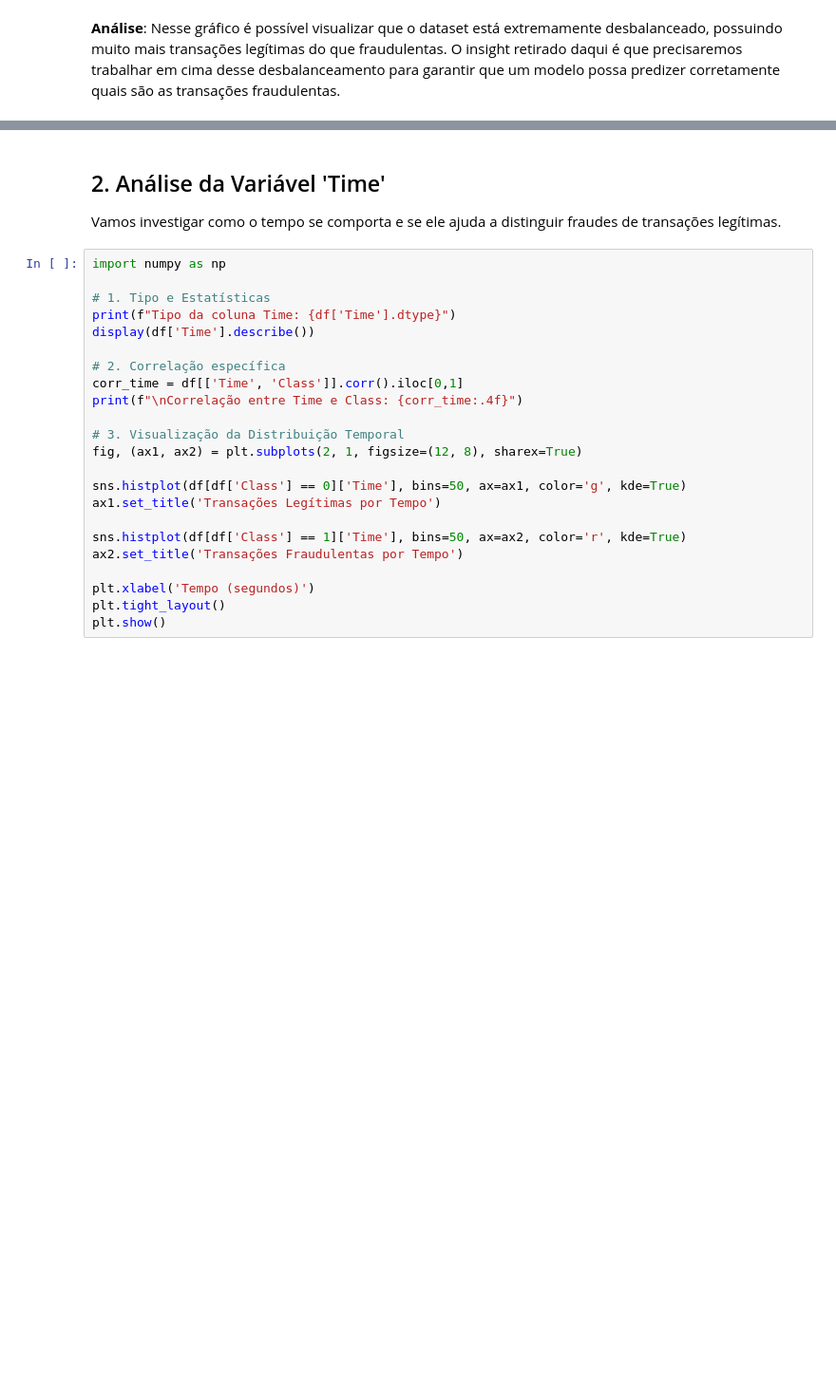
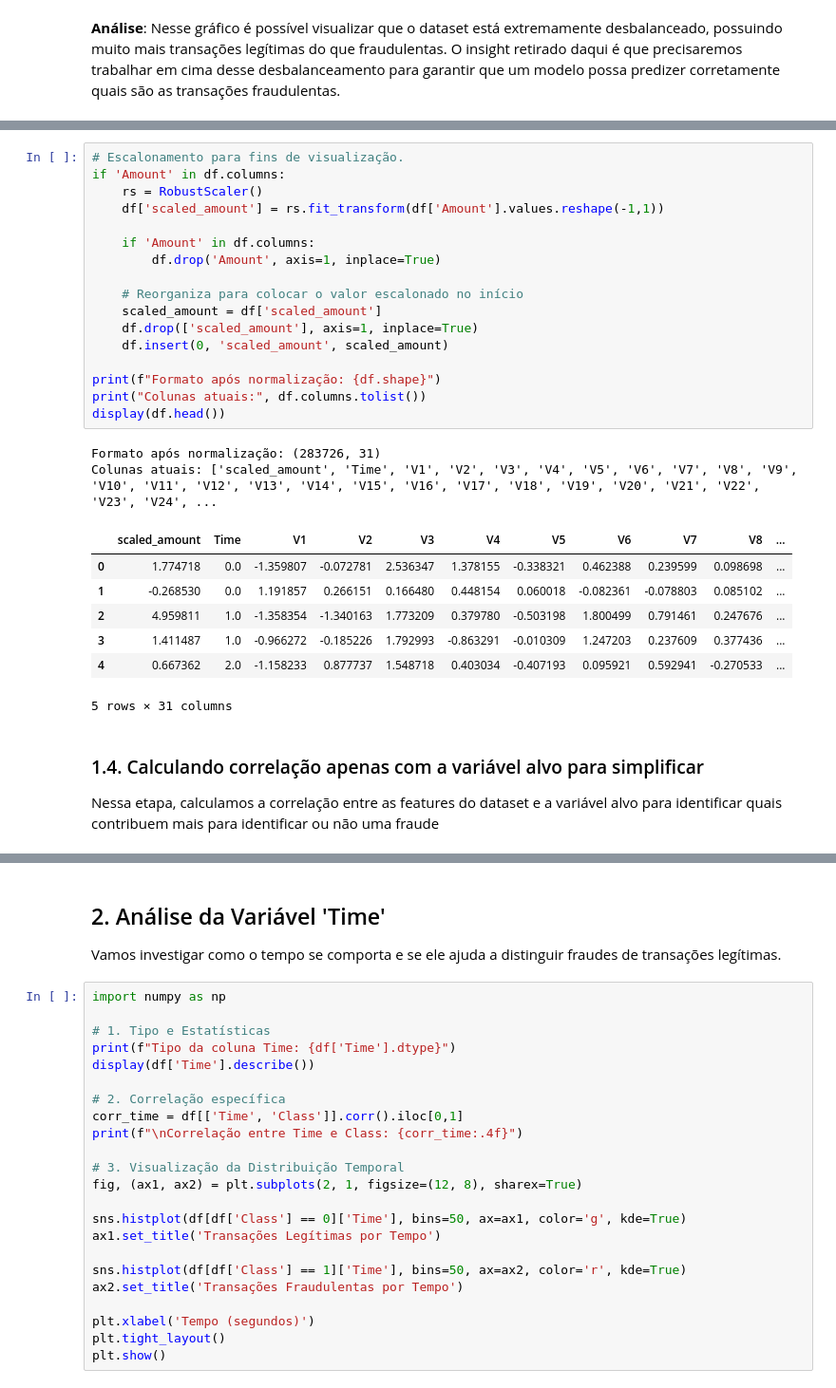
Before and after one commit to jamilydev/ProjetoPAD, a Jupyter notebook: notebooks/Explore.ipynb, the cells around one changed output, grey strips where cells are left out. Shown at 95% size. Drawn from its saved outputs; the diff is of its cells as text; blank space fills up the shorter version.

```diff
--- a/notebooks/Explore.ipynb
+++ b/notebooks/Explore.ipynb
@@ -102,0 +104,31 @@ Name: proportion, dtype: float64
+# %%
+# Escalonamento para fins de visualização.
+if 'Amount' in df.columns:
+    rs = RobustScaler()
+    df['scaled_amount'] = rs.fit_transform(df['Amount'].values.reshape(-1,1))
+
+    if 'Amount' in df.columns:
+        df.drop('Amount', axis=1, inplace=True)
+
+    # Reorganiza para colocar o valor escalonado no início
+    scaled_amount = df['scaled_amount']
+    df.drop(['scaled_amount'], axis=1, inplace=True)
+    df.insert(0, 'scaled_amount', scaled_amount)
+
+print(f"Formato após normalização: {df.shape}")
+print("Colunas atuais:", df.columns.tolist())
+display(df.head())
+# %% [output]
+Formato após normalização: (283726, 31)
+Colunas atuais: ['scaled_amount', 'Time', 'V1', 'V2', 'V3', 'V4', 'V5', 'V6', 'V7', 'V8', 'V9', 'V10', 'V11', 'V12', 'V13', 'V14', 'V15', 'V16', 'V17', 'V18', 'V19', 'V20', 'V21', 'V22', 'V23', 'V24', ...
+|  | scaled_amount | Time | V1 | V2 | V3 | V4 | V5 | V6 | V7 | V8 | ... |
+| 0 | 1.774718 | 0.0 | -1.359807 | -0.072781 | 2.536347 | 1.378155 | -0.338321 | 0.462388 | 0.239599 | 0.098698 | ... |
+| 1 | -0.268530 | 0.0 | 1.191857 | 0.266151 | 0.166480 | 0.448154 | 0.060018 | -0.082361 | -0.078803 | 0.085102 | ... |
+| 2 | 4.959811 | 1.0 | -1.358354 | -1.340163 | 1.773209 | 0.379780 | -0.503198 | 1.800499 | 0.791461 | 0.247676 | ... |
+| 3 | 1.411487 | 1.0 | -0.966272 | -0.185226 | 1.792993 | -0.863291 | -0.010309 | 1.247203 | 0.237609 | 0.377436 | ... |
+| 4 | 0.667362 | 2.0 | -1.158233 | 0.877737 | 1.548718 | 0.403034 | -0.407193 | 0.095921 | 0.592941 | -0.270533 | ... |
+5 rows × 31 columns
+# %% [markdown]
+### 1.4. Calculando correlação apenas com a variável alvo para simplificar
+
+Nessa etapa, calculamos a correlação entre as features do dataset e a variável alvo para identificar quais contribuem mais para identificar ou não uma fraude
```
Also changed, not shown: parts of 27 cells of this notebook.
